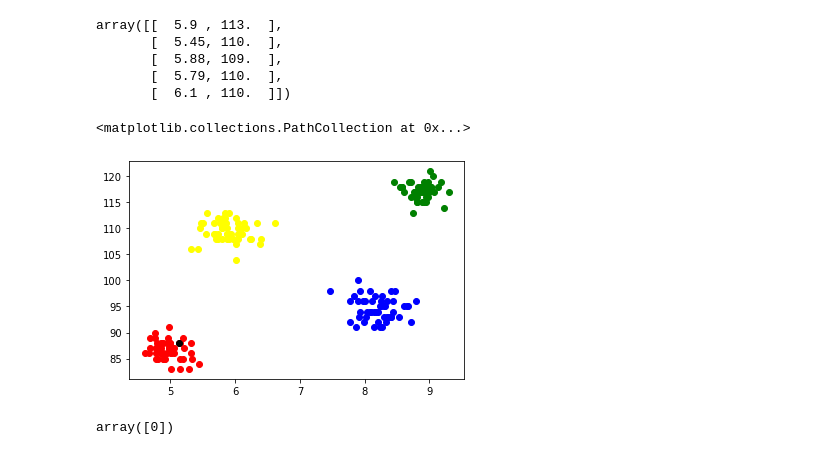
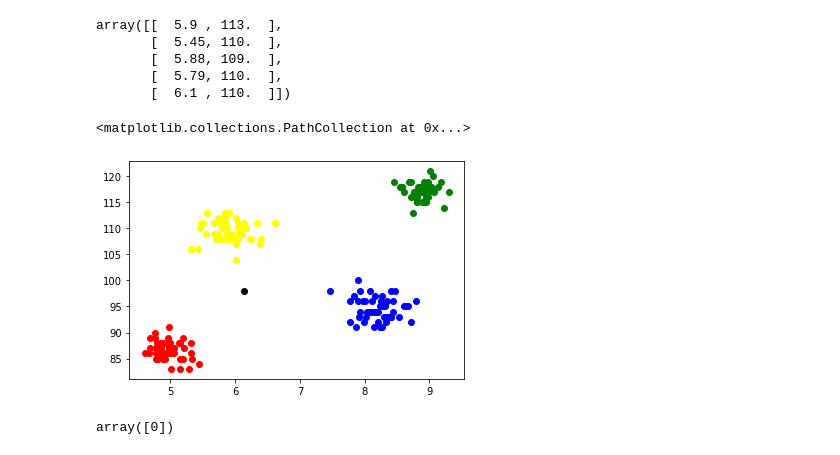
Before and after one commit to Shreejan-git/machine_learning_sklearn, a Jupyter notebook: Unsupervised_learning.ipynb, the cells around one changed output. Saved outputs shown, nothing was run; the diff lists cells and outputs as text; code cells hidden in the pictures.

```diff
--- a/Unsupervised_learning.ipynb
+++ b/Unsupervised_learning.ipynb
@@ -171,12 +184,12 @@ array([[  5.9 , 113.  ],
 # %%
 plt.scatter(X[x==0,0],X[x==0,1],color='blue')
 plt.scatter(X[x==1,0],X[x==1,1],color='green')
 plt.scatter(X[x==2,0],X[x==2,1],color='red')
 plt.scatter(X[x==3,0],X[x==3,1],color='yellow')
-plt.scatter(5.13,88,color='black')
+plt.scatter(6.13,98,color='black')
 # %% [output]
 <matplotlib.collections.PathCollection at 0x...>
-[figure, old version]
+[figure, new version]
 # %%
 knn_second.predict([[6.13,98]])
 # %% [output]
```
Also changed, not shown: parts of 5 cells of this notebook.
